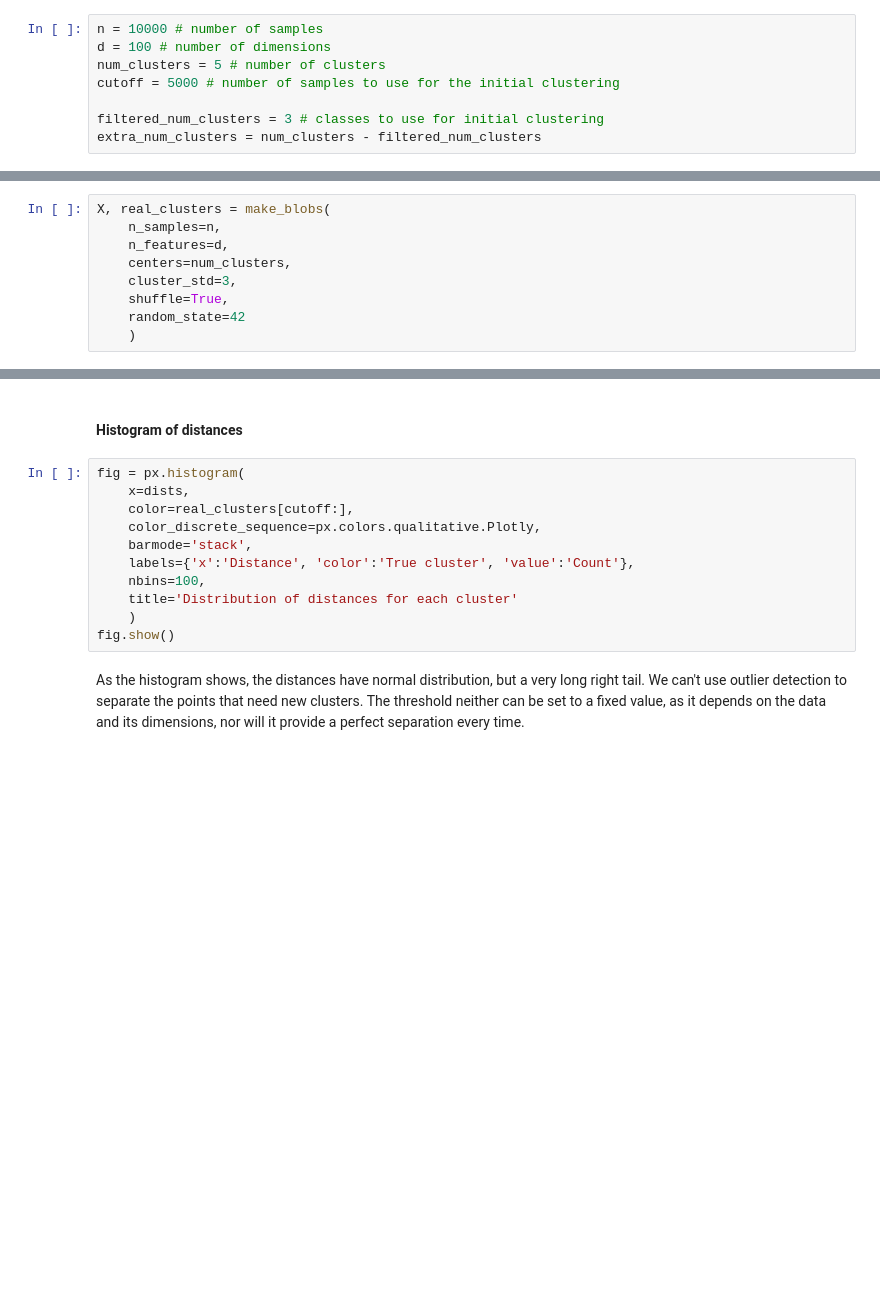
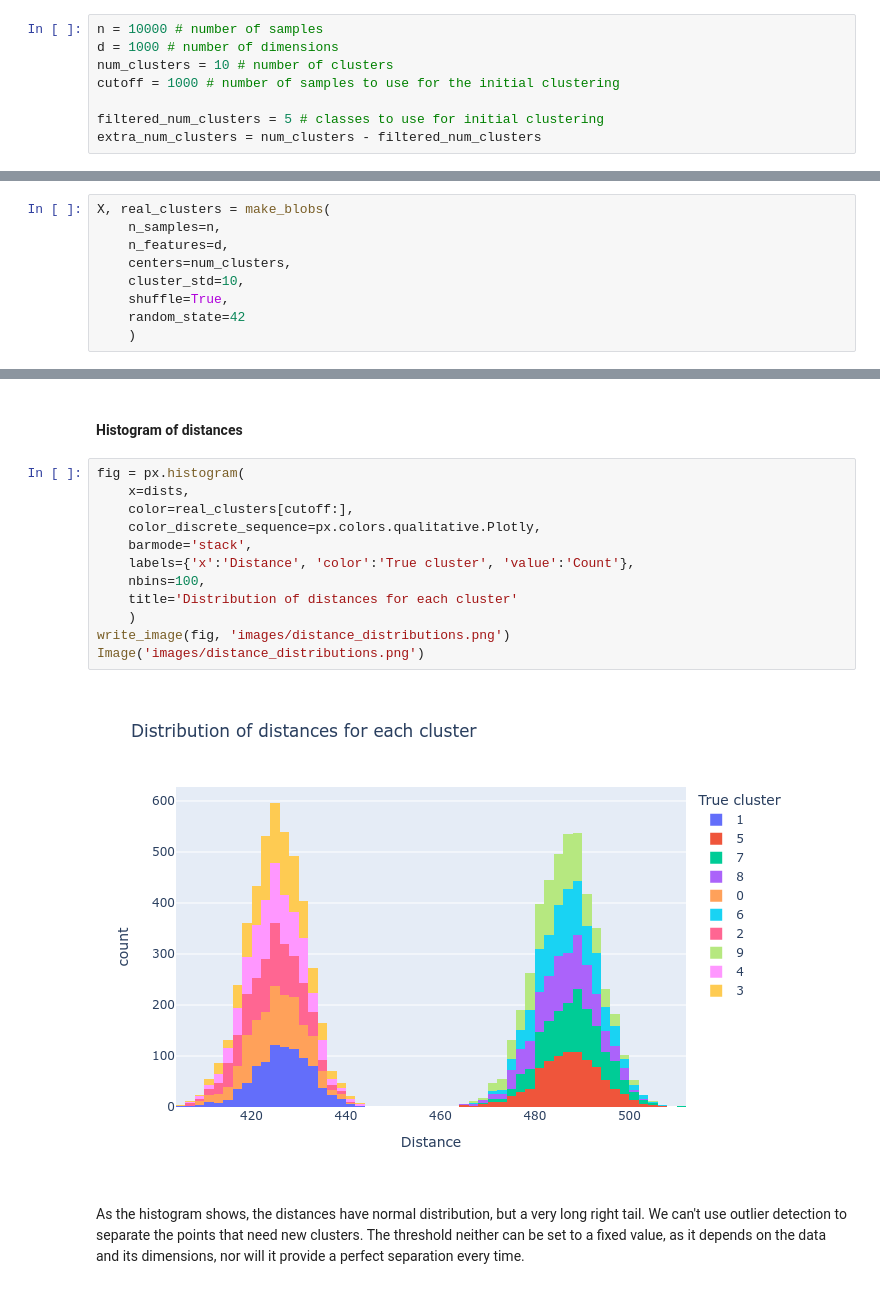
Before and after one commit to bghorvath/fastClusteringDiarizer, a Jupyter notebook: cluster_expansion.ipynb, the cells around one changed output, grey strips where cells are left out. Drawn from its saved outputs; the diff is of its cells as text; blank space fills up the shorter version.

Commit message:
make plotly graphs static

```diff
--- a/cluster_expansion.ipynb
+++ b/cluster_expansion.ipynb
@@ -12,11 +14,11 @@ from sklearn.mixture import GaussianMixture
 #### Initialize parameters
 # %%
 n = 10000 # number of samples
-d = 100 # number of dimensions
-num_clusters = 5 # number of clusters
-cutoff = 5000 # number of samples to use for the initial clustering
+d = 1000 # number of dimensions
+num_clusters = 10 # number of clusters
+cutoff = 1000 # number of samples to use for the initial clustering
 
-filtered_num_clusters = 3 # classes to use for initial clustering
+filtered_num_clusters = 5 # classes to use for initial clustering
 extra_num_clusters = num_clusters - filtered_num_clusters
 # %% [markdown]
 #### Generate data with all clusters
@@ -25,7 +27,7 @@ X, real_clusters = make_blobs(
     n_samples=n,
     n_features=d,
     centers=num_clusters,
-    cluster_std=3,
+    cluster_std=10,
     shuffle=True,
     random_state=42
     )
@@ -74,14 +81,17 @@ dists.shape
 # %%
 fig = px.histogram(
     x=dists,
     color=real_clusters[cutoff:],
     color_discrete_sequence=px.colors.qualitative.Plotly,
     barmode='stack',
     labels={'x':'Distance', 'color':'True cluster', 'value':'Count'},
     nbins=100,
     title='Distribution of distances for each cluster'
     )
-fig.show()
+write_image(fig, 'images/distance_distributions.png')
+Image('images/distance_distributions.png')
+# %% [output]
+[figure, added]
 # %% [markdown]
 As the histogram shows, the distances have normal distribution, but a very long right tail. We can't use outlier detection to separate the points that need new clusters. The threshold neither can be set to a fixed value, as it depends on the data and its dimensions, nor will it provide a perfect separation every time.
 # %% [markdown]
```
Also changed, not shown: parts of 8 cells of this notebook, 1 other file.
